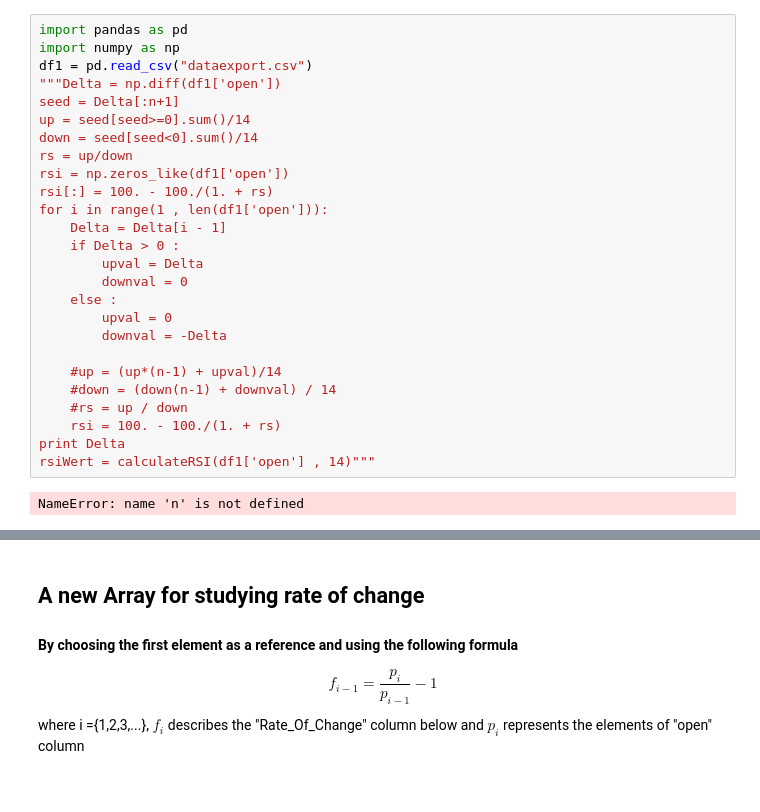
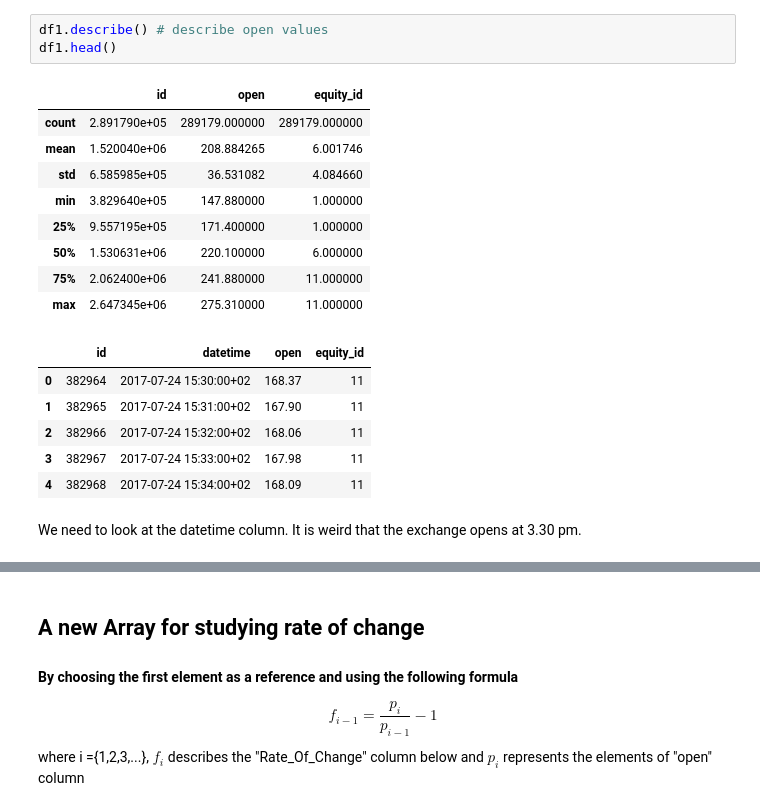
Before and after one commit to osabu/Data-Anaysis, a Jupyter notebook: Untitled.ipynb, the cells around one changed output, grey strips where cells are left out. Drawn from its saved outputs; the diff is of its cells as text.

```diff
--- a/Untitled.ipynb
+++ b/Untitled.ipynb
@@ -22,28 +37,21 @@ $$RSI = 100 - \frac{100}{1 + RS}$$
-# %%
-import pandas as pd
-import numpy as np
-df1 = pd.read_csv("dataexport.csv")
-"""Delta = np.diff(df1['open'])
-seed = Delta[:n+1]
-up = seed[seed>=0].sum()/14
-down = seed[seed<0].sum()/14
-rs = up/down
-rsi = np.zeros_like(df1['open'])
-rsi[:] = 100. - 100./(1. + rs)
-for i in range(1 , len(df1['open'])):
-    Delta = Delta[i - 1]
-    if Delta > 0 :
-        upval = Delta
-        downval = 0
-    else :
-        upval = 0
-        downval = -Delta
-
-    #up = (up*(n-1) + upval)/14
-    #down = (down(n-1) + downval) / 14
-    #rs = up / down
-    rsi = 100. - 100./(1. + rs)
-print Delta
-rsiWert = calculateRSI(df1['open'] , 14)"""
-# %% [output]
-NameError: name 'n' is not defined
+# %%
+df1.describe() # describe open values
+df1.head()
+# %% [output]
+|  | id | open | equity_id |
+| count | 2.891790e+05 | 289179.000000 | 289179.000000 |
+| mean | 1.520040e+06 | 208.884265 | 6.001746 |
+| std | 6.585985e+05 | 36.531082 | 4.084660 |
+| min | 3.829640e+05 | 147.880000 | 1.000000 |
+| 25% | 9.557195e+05 | 171.400000 | 1.000000 |
+| 50% | 1.530631e+06 | 220.100000 | 6.000000 |
+| 75% | 2.062400e+06 | 241.880000 | 11.000000 |
+| max | 2.647345e+06 | 275.310000 | 11.000000 |
+|  | id | datetime | open | equity_id |
+| 0 | 382964 | 2017-07-24 15:30:00+02 | 168.37 | 11 |
+| 1 | 382965 | 2017-07-24 15:31:00+02 | 167.90 | 11 |
+| 2 | 382966 | 2017-07-24 15:32:00+02 | 168.06 | 11 |
+| 3 | 382967 | 2017-07-24 15:33:00+02 | 167.98 | 11 |
+| 4 | 382968 | 2017-07-24 15:34:00+02 | 168.09 | 11 |
+# %% [markdown]
+We need to look at the datetime column. It is weird that the exchange opens at 3.30 pm.
```
Also changed, not shown: parts of 18 cells of this notebook.
